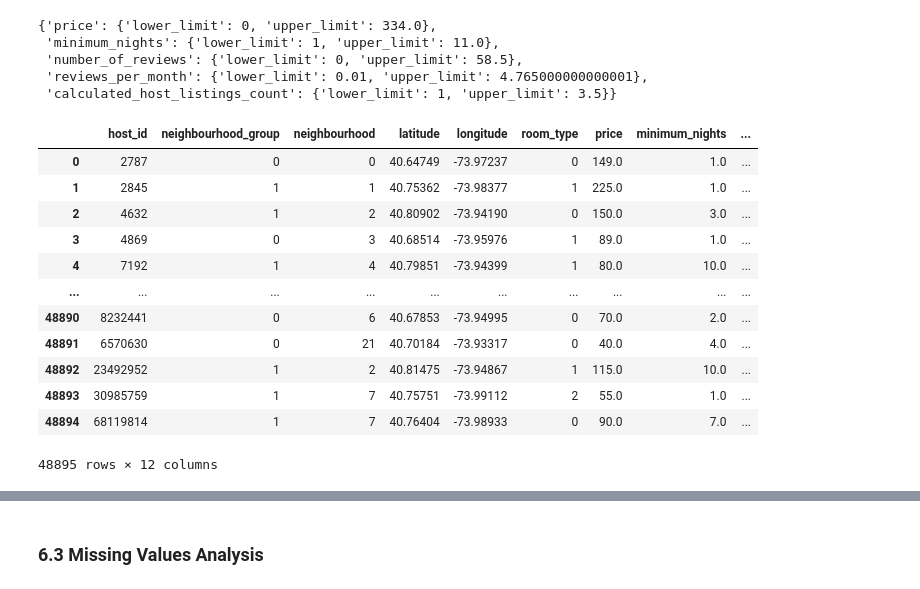
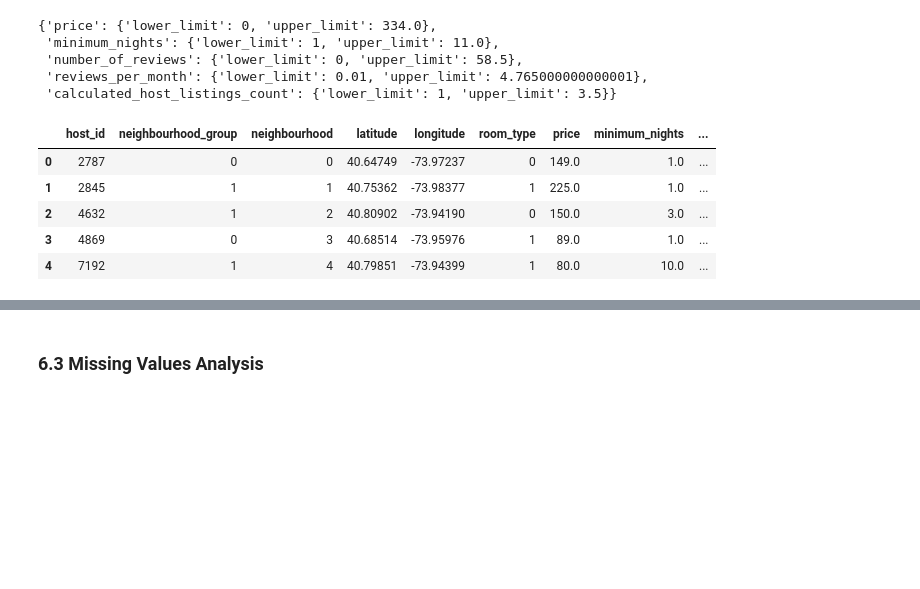
Before and after one commit to 4GeeksAcademy/danielpaez-dev-machine-learning-python-template, a Jupyter notebook: src/explore.ipynb, the cells around one changed output, grey strips where cells are left out. Drawn from its saved outputs; the diff is of its cells as text; code cells hidden in the pictures; blank space fills up the shorter version.

```diff
--- a/src/explore.ipynb
+++ b/src/explore.ipynb
@@ -516,19 +515,12 @@ outliers_dict
  'reviews_per_month': {'lower_limit': 0.01, 'upper_limit': 4.765000000000001},
  'calculated_host_listings_count': {'lower_limit': 1, 'upper_limit': 3.5}}
 # %%
-clean_data_factorized_WITHOUT_outliers
+clean_data_factorized_WITHOUT_outliers.head()
 # %% [output]
 |  | host_id | neighbourhood_group | neighbourhood | latitude | longitude | room_type | price | minimum_nights | ... |
 | 0 | 2787 | 0 | 0 | 40.64749 | -73.97237 | 0 | 149.0 | 1.0 | ... |
 | 1 | 2845 | 1 | 1 | 40.75362 | -73.98377 | 1 | 225.0 | 1.0 | ... |
 | 2 | 4632 | 1 | 2 | 40.80902 | -73.94190 | 0 | 150.0 | 3.0 | ... |
 | 3 | 4869 | 0 | 3 | 40.68514 | -73.95976 | 1 | 89.0 | 1.0 | ... |
 | 4 | 7192 | 1 | 4 | 40.79851 | -73.94399 | 1 | 80.0 | 10.0 | ... |
-| ... | ... | ... | ... | ... | ... | ... | ... | ... | ... |
-| 48890 | 8232441 | 0 | 6 | 40.67853 | -73.94995 | 0 | 70.0 | 2.0 | ... |
-| 48891 | 6570630 | 0 | 21 | 40.70184 | -73.93317 | 0 | 40.0 | 4.0 | ... |
-| 48892 | 23492952 | 1 | 2 | 40.81475 | -73.94867 | 1 | 115.0 | 10.0 | ... |
-| 48893 | 30985759 | 1 | 7 | 40.75751 | -73.99112 | 2 | 55.0 | 1.0 | ... |
-| 48894 | 68119814 | 1 | 7 | 40.76404 | -73.98933 | 0 | 90.0 | 7.0 | ... |
-48895 rows × 12 columns
 # %%
```
Also changed, not shown: parts of 26 cells of this notebook, 14 other files.
